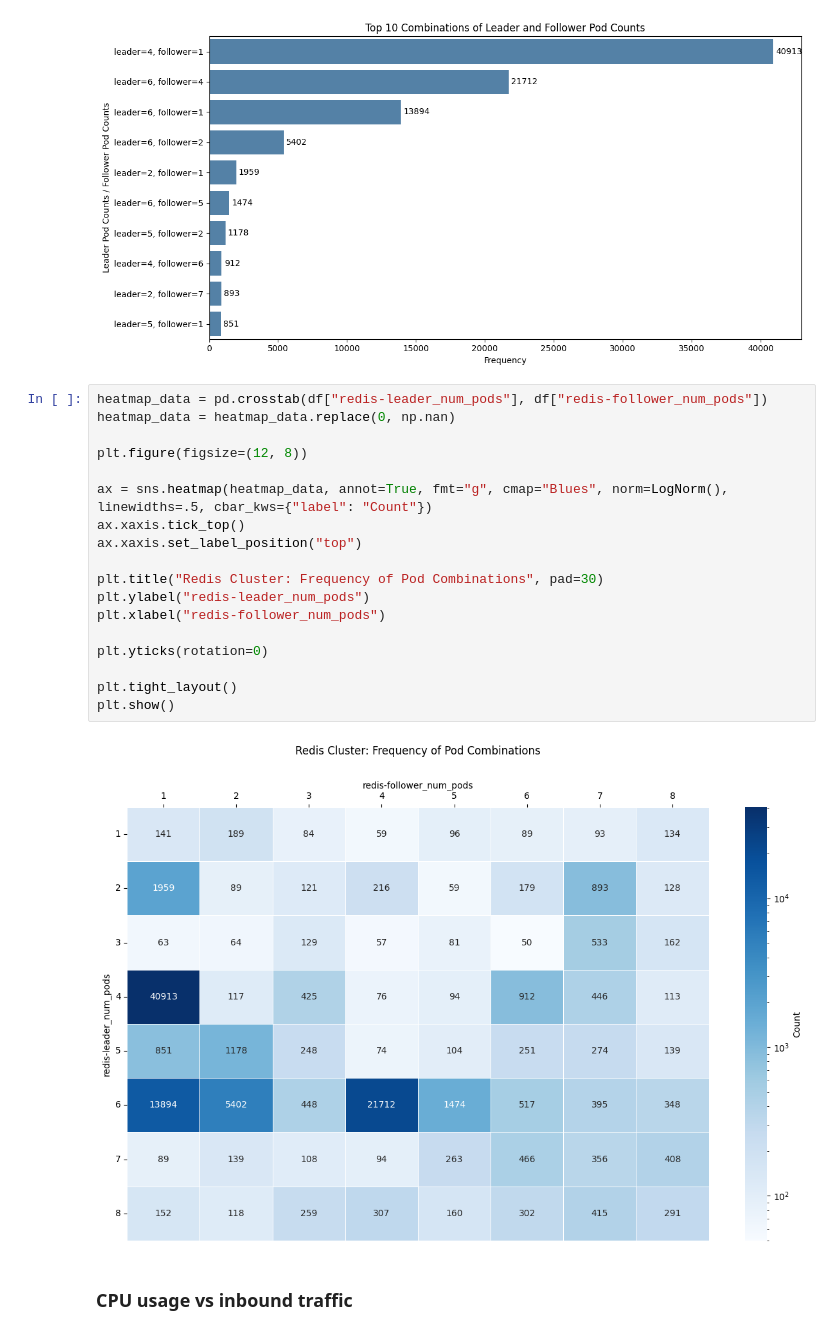
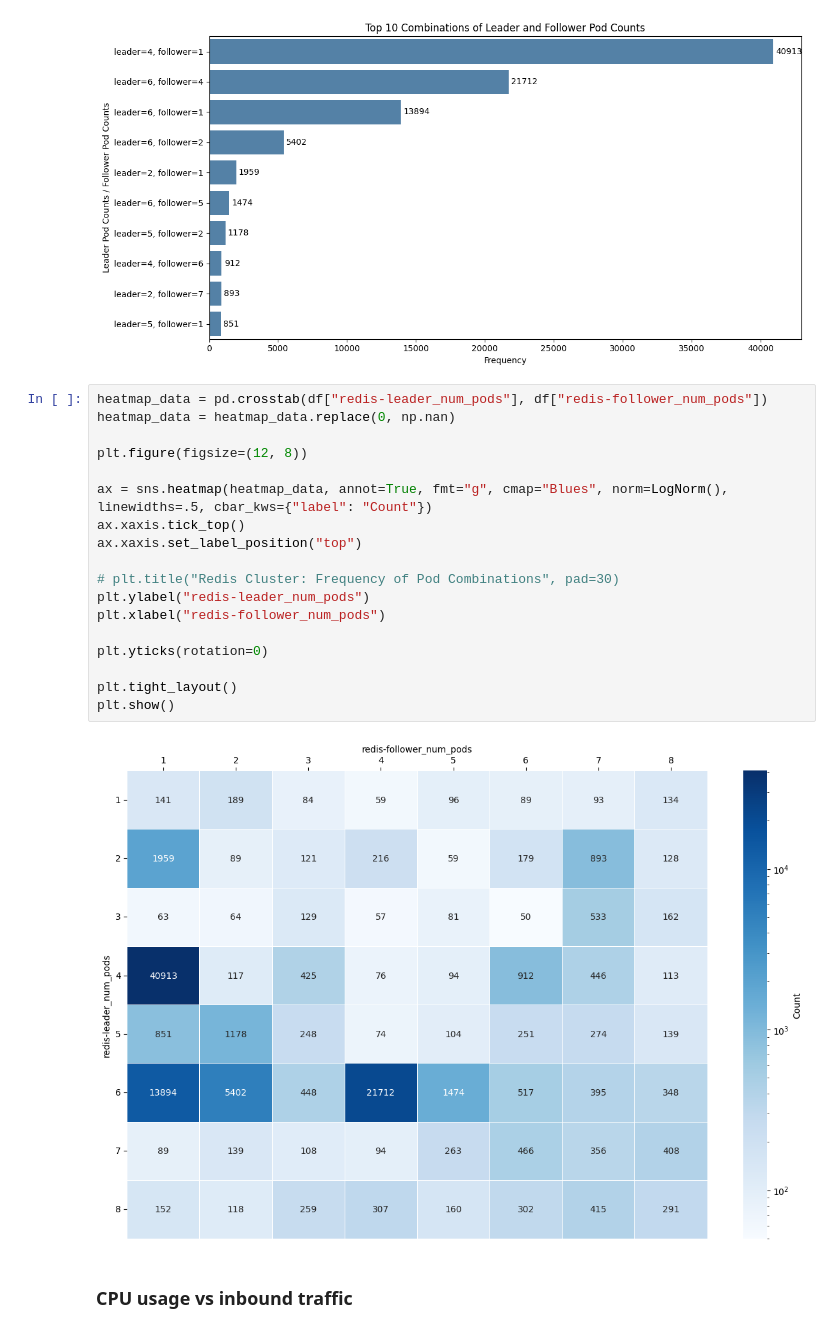
Before and after one commit to BogdanPaul15/gwydion, a Jupyter notebook: gwydion/datasets/real/redis/v1/redis.ipynb, the cells around one changed output. Drawn from its saved outputs; the diff is of its cells as text.

```diff
--- a/gwydion/datasets/real/redis/v1/redis.ipynb
+++ b/gwydion/datasets/real/redis/v1/redis.ipynb
@@ -183,23 +183,23 @@ plt.show()
 # %%
 heatmap_data = pd.crosstab(df["redis-leader_num_pods"], df["redis-follower_num_pods"])
 heatmap_data = heatmap_data.replace(0, np.nan)
 
 plt.figure(figsize=(12, 8))
 
 ax = sns.heatmap(heatmap_data, annot=True, fmt="g", cmap="Blues", norm=LogNorm(), linewidths=.5, cbar_kws={"label": "Count"})
 ax.xaxis.tick_top()
 ax.xaxis.set_label_position("top")
 
-plt.title("Redis Cluster: Frequency of Pod Combinations", pad=30)
+# plt.title("Redis Cluster: Frequency of Pod Combinations", pad=30)
 plt.ylabel("redis-leader_num_pods")
 plt.xlabel("redis-follower_num_pods")
 
 plt.yticks(rotation=0)
 
 plt.tight_layout()
 plt.show()
 # %% [output]
-[figure, old version]
+[figure, new version]
 # %% [markdown]
 ### CPU usage vs inbound traffic
 # %%
```
Also changed, not shown: parts of 3 cells of this notebook, 10 other files.
